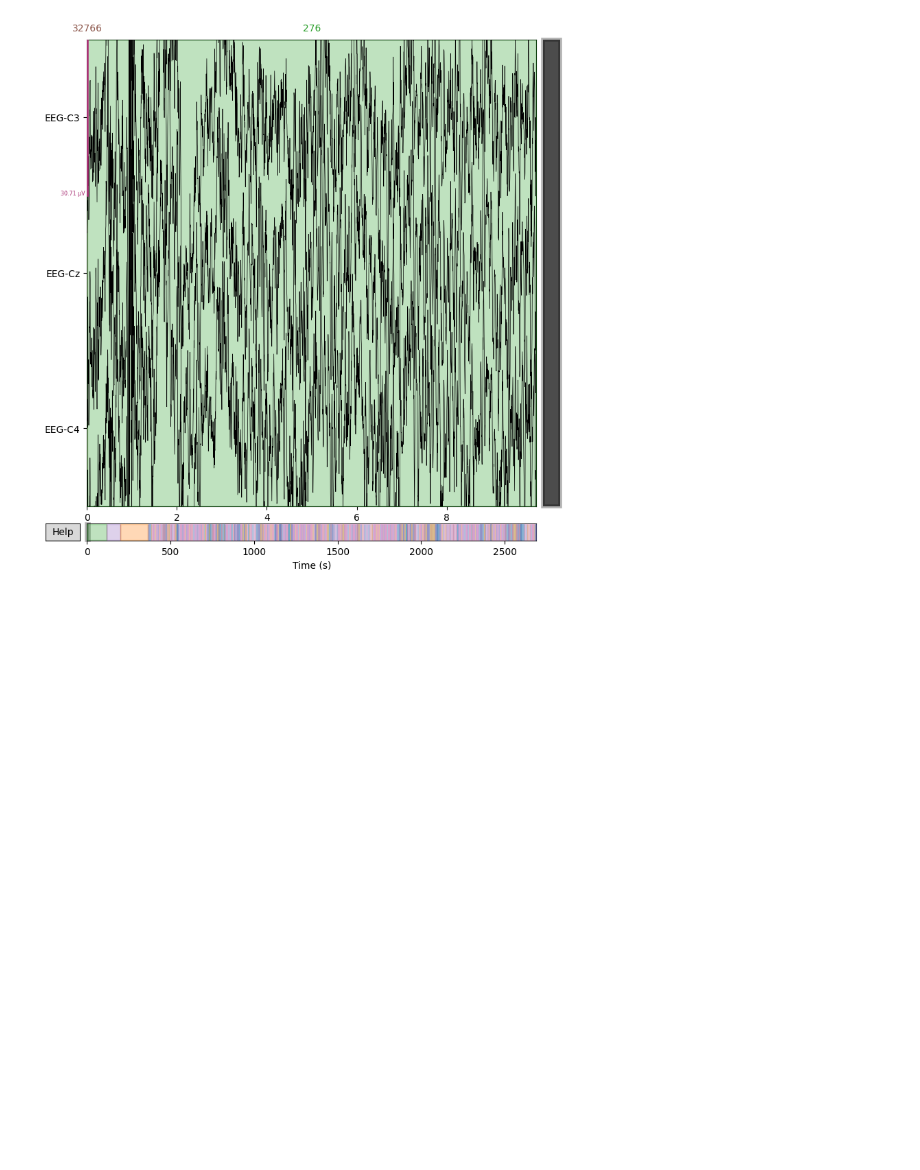
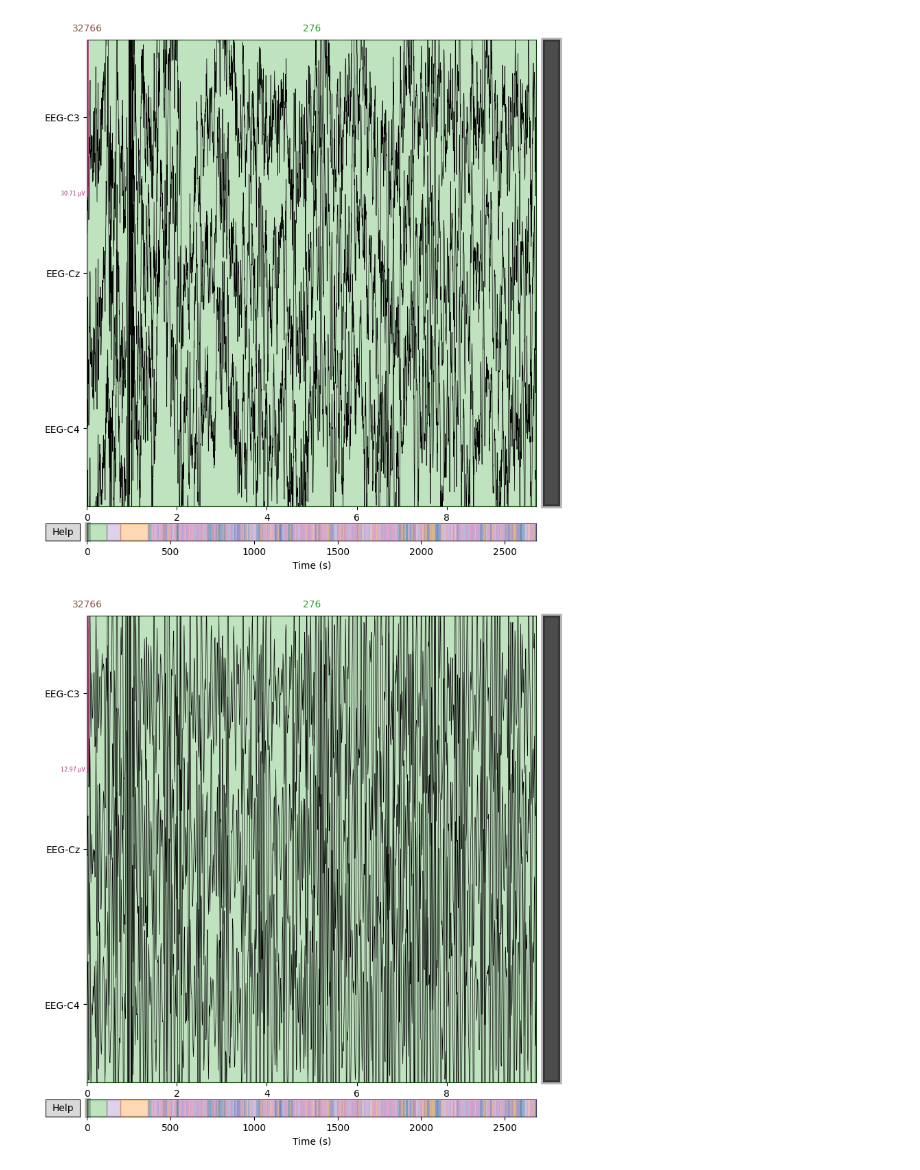
Before and after one commit to Hidaayet/motor-imagery-bci, a Jupyter notebook: notebooks/01_data_exploration.ipynb, the cells around one changed output. Cells and saved outputs as stored; diff of their text form; code cells hidden in the pictures; blank space fills up the shorter version.

Commit message:
add data exploration notebook — epochs extracted and visualized

```diff
--- a/notebooks/01_data_exploration.ipynb
+++ b/notebooks/01_data_exploration.ipynb
@@ -79,3 +79,19 @@ raw.plot(duration=10,
 plt.show()
 # %% [output]
 [figure]
+# %%
+# apply bandpass filter 8-30 Hz
+raw_filtered = raw.copy()
+raw_filtered.filter(l_freq=8, h_freq=30,
+                    picks='eeg',
+                    method='iir')
+
+# plot the same 10 seconds after filtering
+raw_filtered.plot(duration=10,
+                  picks=picks,
+                  scalings='auto',
+                  title='Filtered EEG signal — 8-30 Hz (mu and beta rhythms)',
+                  show=True)
+plt.show()
+# %% [output]
+[figure, added]
```
Also changed, not shown: parts of 2 cells of this notebook.
